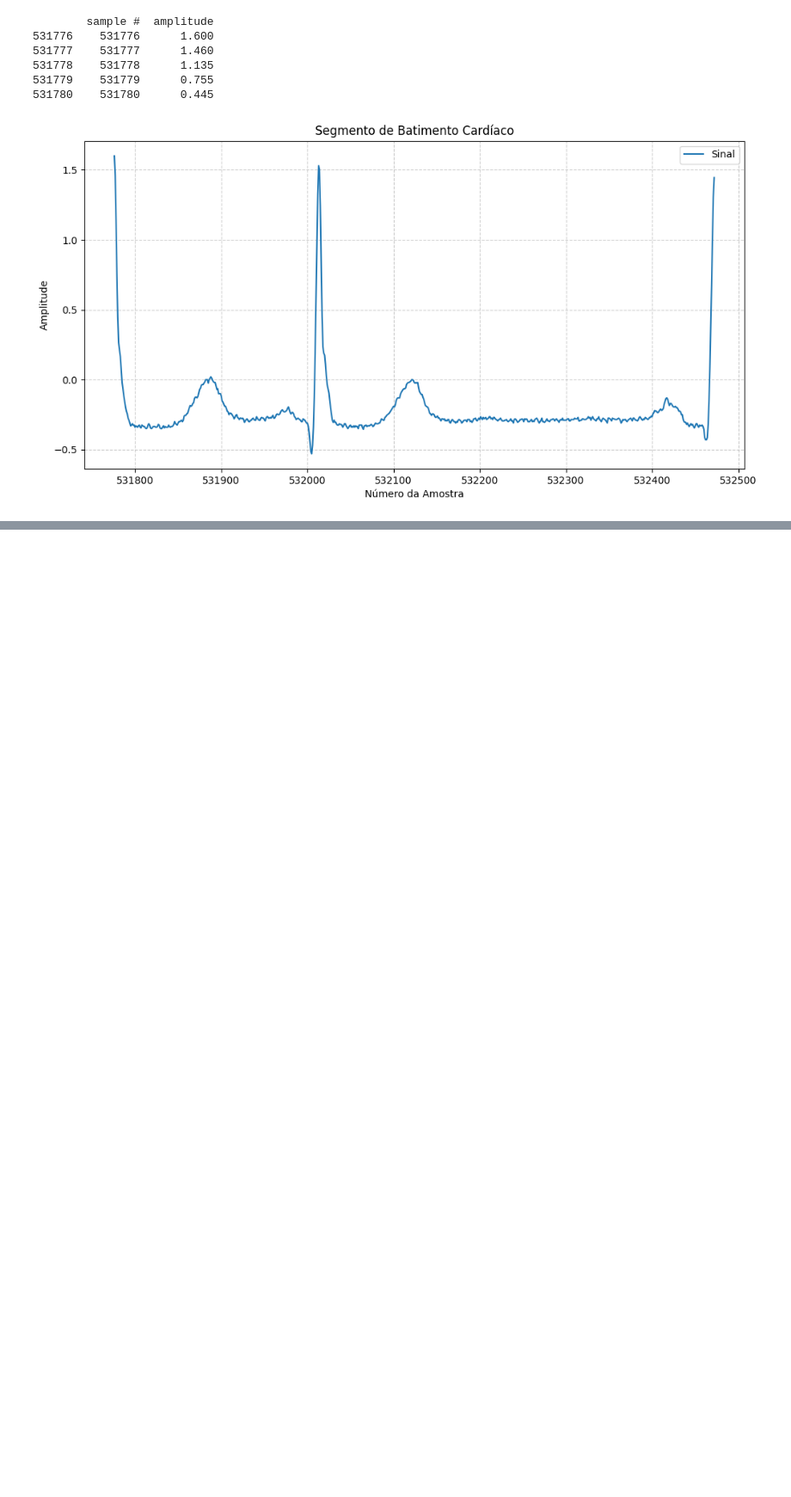
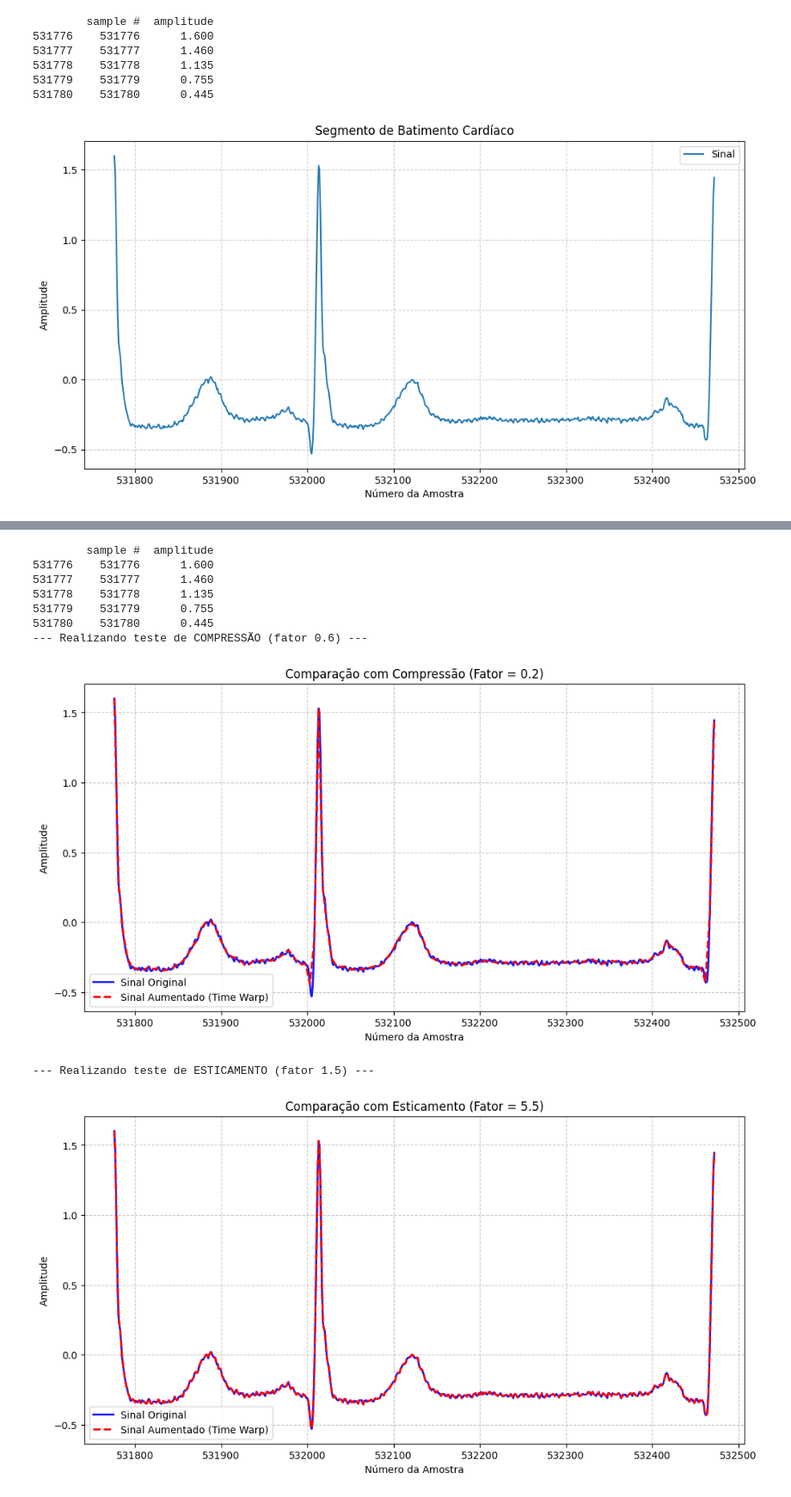
Before and after one commit to yurildss/tcc, a Jupyter notebook: Data_augmentation.ipynb, the cells around one changed output, grey strips where cells are left out. Shown at 86% size. Drawn from its saved outputs; the diff is of its cells as text; code cells hidden in the pictures; blank space fills up the shorter version.

```diff
--- a/Data_augmentation.ipynb
+++ b/Data_augmentation.ipynb
@@ -400,0 +564,59 @@ def save_augmented(segment_df, save_path, aug_name):
+# %%
+from scipy.interpolate import interp1d
+import pandas as pd
+import numpy as np
+
+caminho_do_arquivo_csv = "mit-bih-arrhythmia-database-1.0.0/101_labeled.csv"
+
+# Passo 1: Obtenha um segmento original para trabalhar
+segmento_original_df = get_beat_segment_by_similar_amplitude(
+    csv_path=caminho_do_arquivo_csv,
+    desired_type="A", # Ou qualquer tipo que você queira testar
+    nth=2
+)
+
+if segmento_original_df is not None:
+    # --- TESTE 1: COMPRESSÃO FORÇADA ---
+    print("--- Realizando teste de COMPRESSÃO (fator 0.6) ---")
+    warp_factor_comprimir = 0.2
+
+    x = segmento_original_df["sample #"].values
+    y = segmento_original_df["amplitude"].values
+
+    new_len = int(len(x) * warp_factor_comprimir)
+    new_x = np.linspace(x.min(), x.max(), new_len)
+
+    f = interp1d(x, y, kind="linear")
+    new_y = f(new_x)
+
+    segmento_comprimido_df = pd.DataFrame({"sample #": new_x, "amplitude": new_y})
+
+    # Compare o original com o comprimido
+    comparar_sinais(segmento_original_df, segmento_comprimido_df,
+                    title=f"Comparação com Compressão (Fator = {warp_factor_comprimir})")
+
+    # --- TESTE 2: ESTICAMENTO FORÇADO ---
+    print("\n--- Realizando teste de ESTICAMENTO (fator 1.5) ---")
+    warp_factor_esticar = 5.5
+
+    new_len = int(len(x) * warp_factor_esticar)
+    new_x = np.linspace(x.min(), x.max(), new_len)
+
+    new_y = f(new_x) # Reutilizando a mesma função de interpolação f
+
+    segmento_esticado_df = pd.DataFrame({"sample #": new_x, "amplitude": new_y})
+
+    # Compare o original com o esticado
+    comparar_sinais(segmento_original_df, segmento_esticado_df,
+                    title=f"Comparação com Esticamento (Fator = {warp_factor_esticar})")
+# %% [output]
+        sample #  amplitude
+531776    531776      1.600
+531777    531777      1.460
+531778    531778      1.135
+531779    531779      0.755
+531780    531780      0.445
+--- Realizando teste de COMPRESSÃO (fator 0.6) ---
+[figure, added]
+--- Realizando teste de ESTICAMENTO (fator 1.5) ---
+[figure, added]
```
Also changed, not shown: parts of 20 cells of this notebook, 1 other file.
